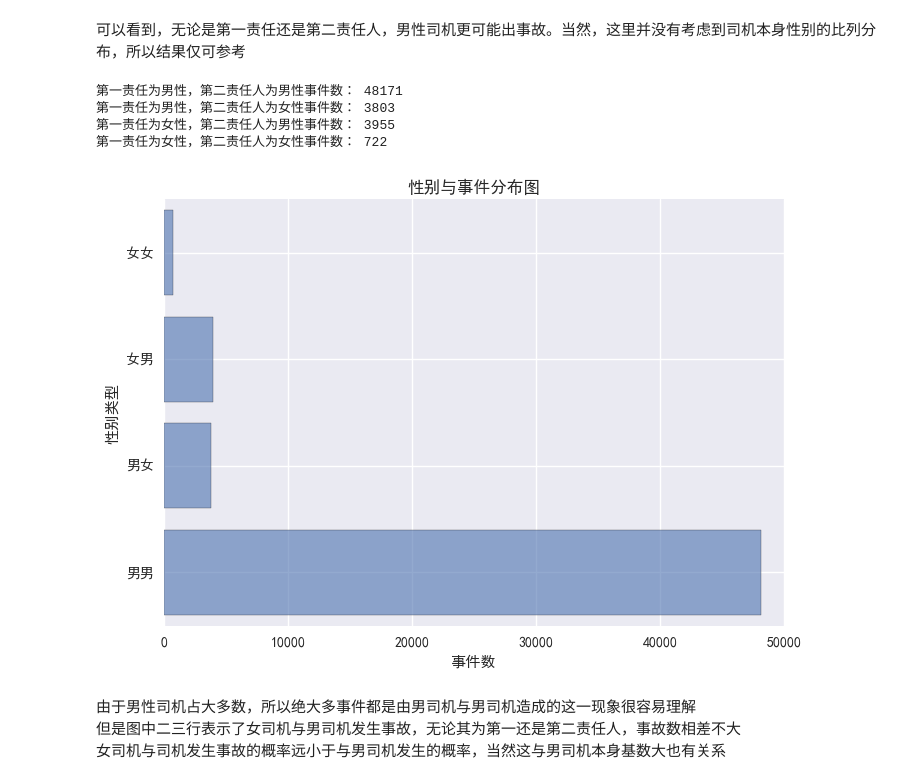
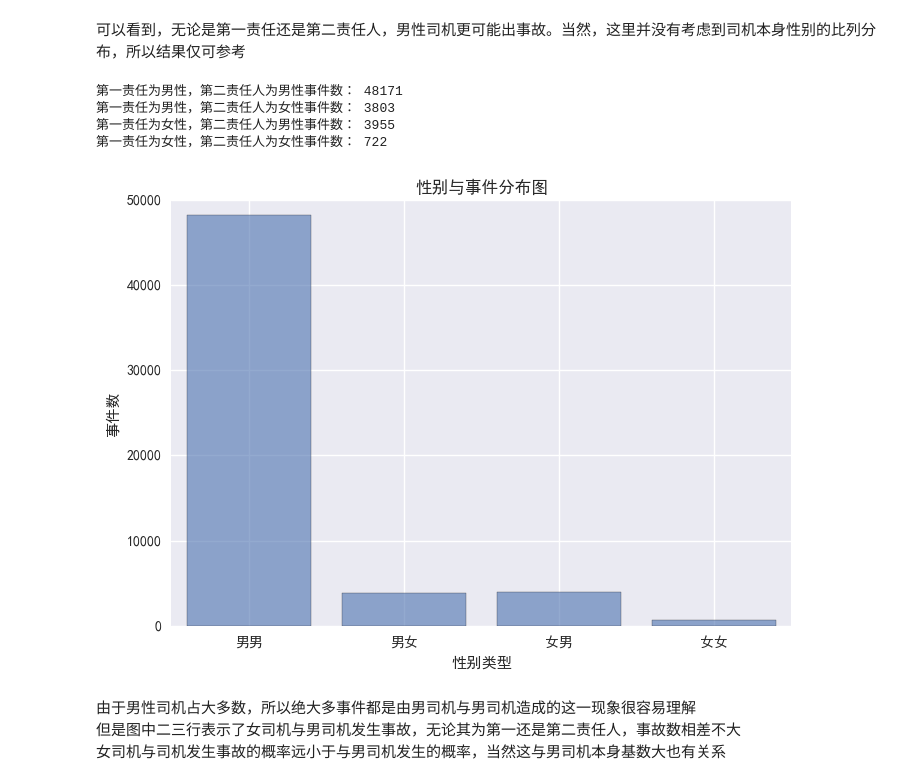
Before and after one commit to junechaild/accident_analysis, a Jupyter notebook: feature_process.ipynb, the cells around one changed output. Cells and saved outputs as stored; diff of their text form; code cells hidden in the pictures.

```diff
--- a/feature_process.ipynb
+++ b/feature_process.ipynb
@@ -282,28 +282,29 @@ Name: sex2, dtype: int64
 # %%
 driver11=accident_data[accident_data["sex1"]==1][accident_data["sex2"]==1]#事故当事人都是男性的
 print("第一责任为男性，第二责任人为男性事件数：",driver11.count()[0])
 driver10=accident_data[accident_data["sex1"]==1][accident_data["sex2"]==0]#事故当事人都是男性的
 print("第一责任为男性，第二责任人为女性事件数：",driver10.count()[0])
 driver01=accident_data[accident_data["sex1"]==0][accident_data["sex2"]==1]#事故当事人都是男性的
 print("第一责任为女性，第二责任人为男性事件数：",driver01.count()[0])
 driver00=accident_data[accident_data["sex1"]==0][accident_data["sex2"]==0]#事故当事人都是男性的
 print("第一责任为女性，第二责任人为女性事件数：",driver00.count()[0])
 fig,ax=plt.subplots(facecolor='white')
-ax.barh(range(0,4),[driver11.count()[0],driver10.count()[0],driver01.count()[0],driver00.count()[0]],
+ax.bar(range(0,4),[driver11.count()[0],driver10.count()[0],
+        driver01.count()[0],driver00.count()[0]],
         align='center',alpha=0.6)
-ax.set_yticks(range(0,4))
-ax.set_yticklabels(["男男","男女","女男","女女"])
-ax.set_xlabel(u'事件数')
-ax.set_ylabel(u'性别类型')
+ax.set_xticks(range(0,4))
+ax.set_xticklabels(["男男","男女","女男","女女"])
+ax.set_ylabel(u'事件数')
+ax.set_xlabel(u'性别类型')
 ax.set_title(u'性别与事件分布图')
 plt.show()
 fig.savefig("sex1_sex2_hist.png")
 # %% [output]
 第一责任为男性，第二责任人为男性事件数： 48171
 第一责任为男性，第二责任人为女性事件数： 3803
 第一责任为女性，第二责任人为男性事件数： 3955
 第一责任为女性，第二责任人为女性事件数： 722
-[figure, old version]
+[figure, new version]
 # %% [markdown]
 由于男性司机占大多数，所以绝大多事件都是由男司机与男司机造成的这一现象很容易理解<br>但是图中二三行表示了女司机与男司机发生事故，无论其为第一还是第二责任人，事故数相差不大<br>女司机与司机发生事故的概率远小于与男司机发生的概率，当然这与男司机本身基数大也有关系
 # %%
```
Also changed, not shown: parts of 5 cells of this notebook, 4 other files.
